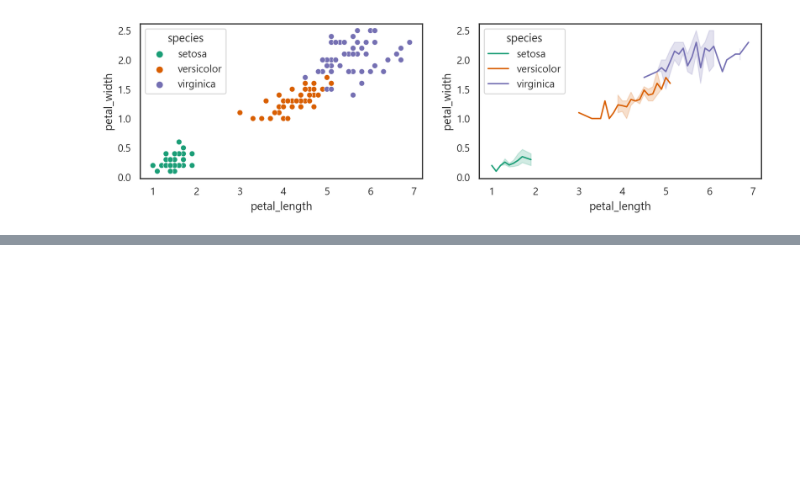
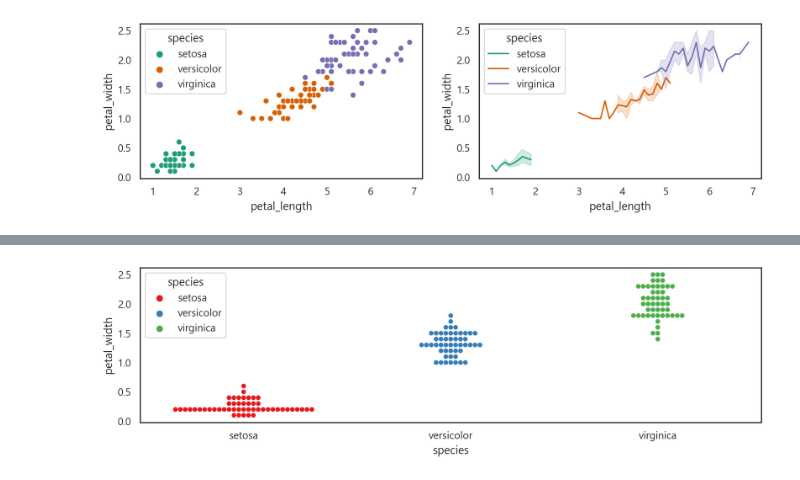
Before and after one commit to OKz4p/ai, a Jupyter notebook: source/01_python/ch12_데이터시각화_2절seaborn.ipynb, the cells around one changed output, grey strips where cells are left out. Cells and saved outputs as stored; diff of their text form; code cells hidden in the pictures; blank space fills up the shorter version.

```diff
--- a/source/01_python/ch12_데이터시각화_2절seaborn.ipynb
+++ b/source/01_python/ch12_데이터시각화_2절seaborn.ipynb
@@ -249,0 +263,7 @@ plt.show()
+# %%
+# x축이 범주형 데이터일 때 산점도(중첩되지 않게)
+sns.swarmplot(data=iris, x='species', y='petal_width',
+                hue='species', palette='Set1')
+plt.show()
+# %% [output]
+[figure, added]
```
Also changed, not shown: parts of 45 cells of this notebook, 2 other files.
